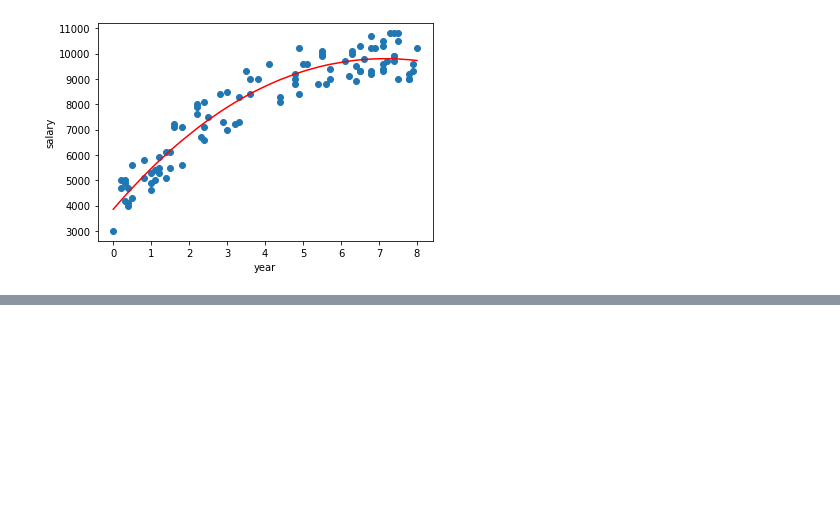
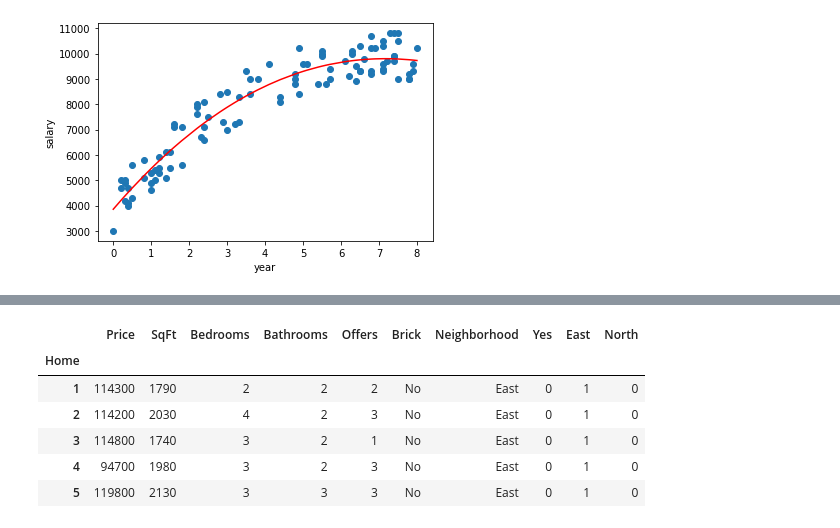
Before and after one commit to ywchiu/taipeifubon, a Jupyter notebook: Demo20200414.ipynb, the cells around one changed output, grey strips where cells are left out. Drawn from its saved outputs; the diff is of its cells as text; code cells hidden in the pictures; blank space fills up the shorter version.

```diff
--- a/Demo20200414.ipynb
+++ b/Demo20200414.ipynb
@@ -373,0 +376,3 @@ plt.show()
+# %%
+import pandas
+df = pandas.read_csv('https://raw.githubusercontent.com/ywchiu/taipeifubon/master/data/house-prices.csv', index_col=0)
@@ -373,0 +408,4 @@ plt.show()
+# %%
+brick = pandas.get_dummies(df['Brick'])
+del brick['No']
+brick.head()
@@ -373,0 +424,4 @@ plt.show()
+# %%
+neighborhood = pandas.get_dummies(df['Neighborhood'])
+del neighborhood['West']
+neighborhood.head()
@@ -373,0 +436,11 @@ plt.show()
+# %%
+house = pandas.concat([df, brick, neighborhood], axis = 1)
+house.head()
+# %% [output]
+|  | Price | SqFt | Bedrooms | Bathrooms | Offers | Brick | Neighborhood | Yes | East | North |
+| Home |  |  |  |  |  |  |  |  |  |  |
+| 1 | 114300 | 1790 | 2 | 2 | 2 | No | East | 0 | 1 | 0 |
+| 2 | 114200 | 2030 | 4 | 2 | 3 | No | East | 0 | 1 | 0 |
+| 3 | 114800 | 1740 | 3 | 2 | 1 | No | East | 0 | 1 | 0 |
+| 4 | 94700 | 1980 | 3 | 2 | 3 | No | East | 0 | 1 | 0 |
+| 5 | 119800 | 2130 | 3 | 3 | 3 | No | East | 0 | 1 | 0 |
```
Also changed, not shown: parts of 19 cells of this notebook, 1 other file.
